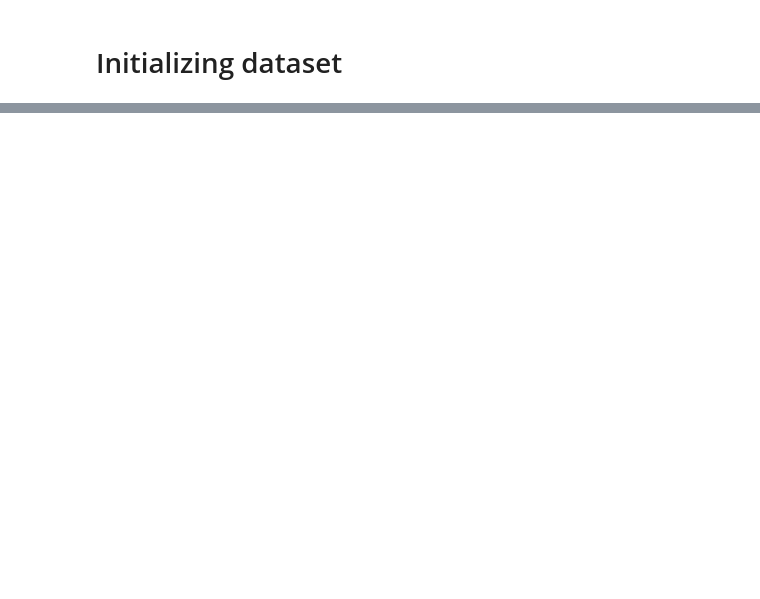
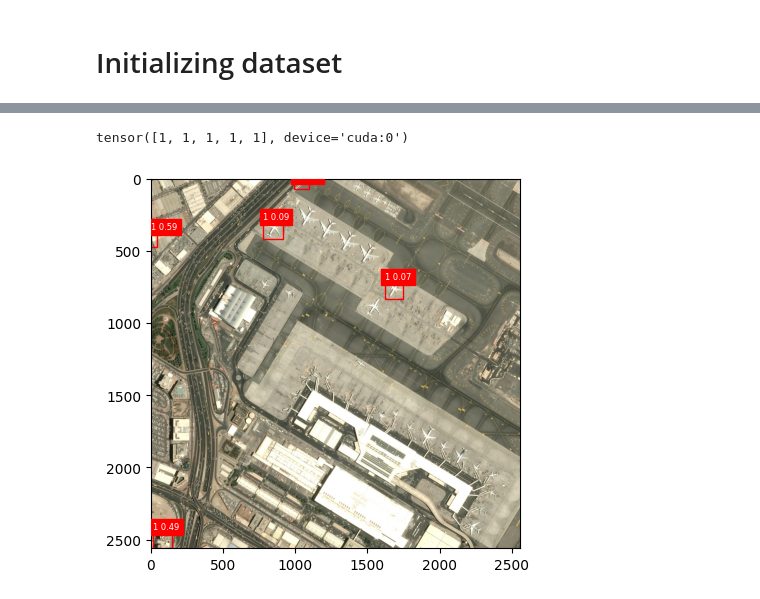
Before and after one commit to mzkingsl/satelliteOD, a Jupyter notebook: objectdetection.ipynb, the cells around one changed output, grey strips where cells are left out. Drawn from its saved outputs; the diff is of its cells as text; code cells hidden in the pictures; blank space fills up the shorter version.

Commit message:
od done, need to optimize

```diff
--- a/objectdetection.ipynb
+++ b/objectdetection.ipynb
@@ -136,0 +259,6 @@ for i, (images, targets) in enumerate(dataloader):
+# %%
+# Training
+num_epochs = 5
+for epoch in range(num_epochs):
+    train_one_epoch(model, optimizer, dataloader, device, epoch)
+    # Here you can also save the model checkpoint if desired
@@ -136,0 +326,52 @@ for i, (images, targets) in enumerate(dataloader):
+# %%
+# Example to print the prediction for the first (and only) image
+boxes = prediction[0]['boxes']
+labels = prediction[0]['labels']
+scores = prediction[0]['scores']
+
+# Print results
+# For a threshold to filter results, e.g., scores greater than 0.8
+threshold = 0.8
+for box, label, score in zip(boxes, labels, scores):
+    if score > threshold:
+        print(f"Box: {box}, Label: {label}, Score: {score}")
+# %%
+labels
+# %% [output]
+tensor([1, 1, 1, 1, 1], device='cuda:0')
+# %%
+import matplotlib.pyplot as plt
+import matplotlib.patches as patches
+# Assuming 'image' is your original image tensor used for prediction
+# Convert tensor image back to PIL for visualization
+image_pil = F.to_pil_image(image.squeeze(0))  # Remove batch dimension
+
+# Create a figure and axis for plotting
+fig, ax = plt.subplots(1)
+ax.imshow(image_pil)
+
+# Assuming 'prediction' is the output from your model
+prediction = prediction[0]  # Get predictions for the first image in the batch
+
+# Set a threshold to only display predictions with a confidence above this value
+threshold = 0
+
+for box, label, score in zip(prediction['boxes'], prediction['labels'], prediction['scores']):
+    if score > threshold:
+        # Convert to numpy, box format is [x0, y0, x1, y1]
+        box = box.cpu().numpy()
+
+        # Create a Rectangle patch
+        rect = patches.Rectangle((box[0], box[1]), box[2]-box[0], box[3]-box[1],
+                                 linewidth=1, edgecolor='r', facecolor='none')
+
+        # Add the patch to the Axes
+        ax.add_patch(rect)
+
+        # Optional: Add label and score to the bounding box
+        ax.text(box[0], box[1], f'{label.cpu().numpy()} {score:.2f}', color='white',
+                backgroundcolor='red', fontsize=6, clip_on=True)
+
+plt.show()
+# %% [output]
+[figure, added]
```
Also changed, not shown: parts of 21 cells of this notebook, 2 other files.
